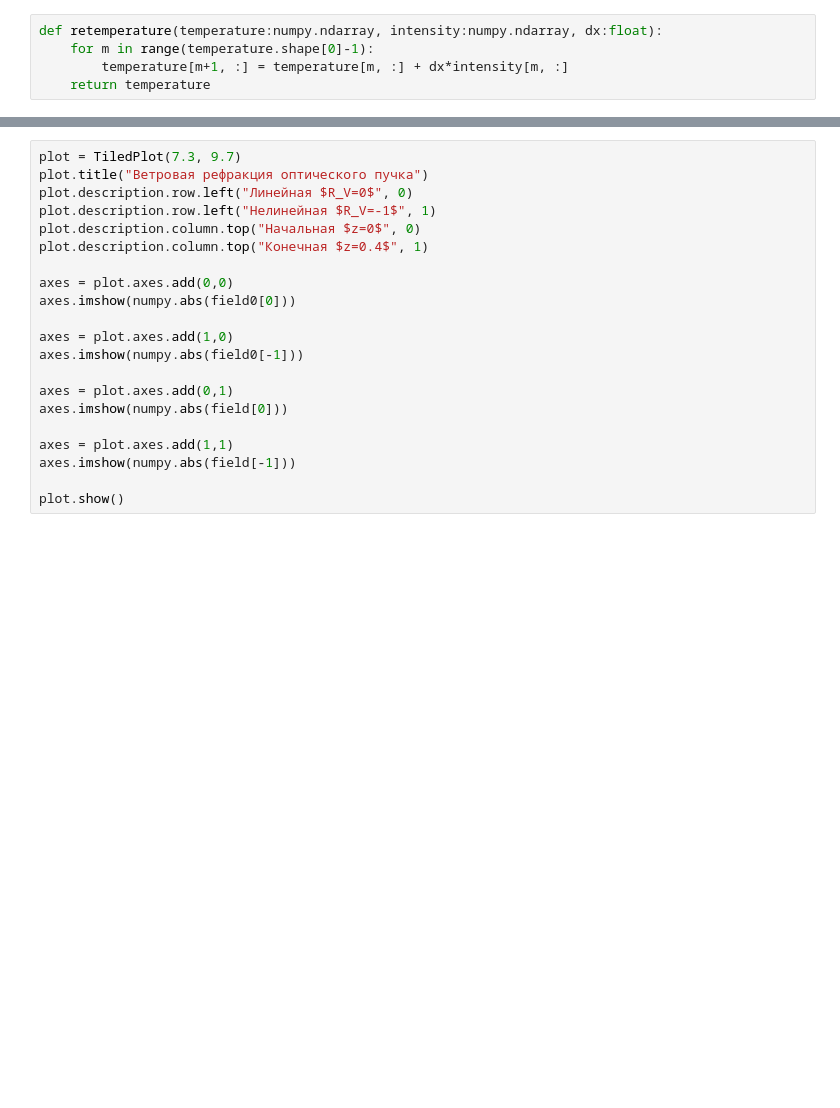
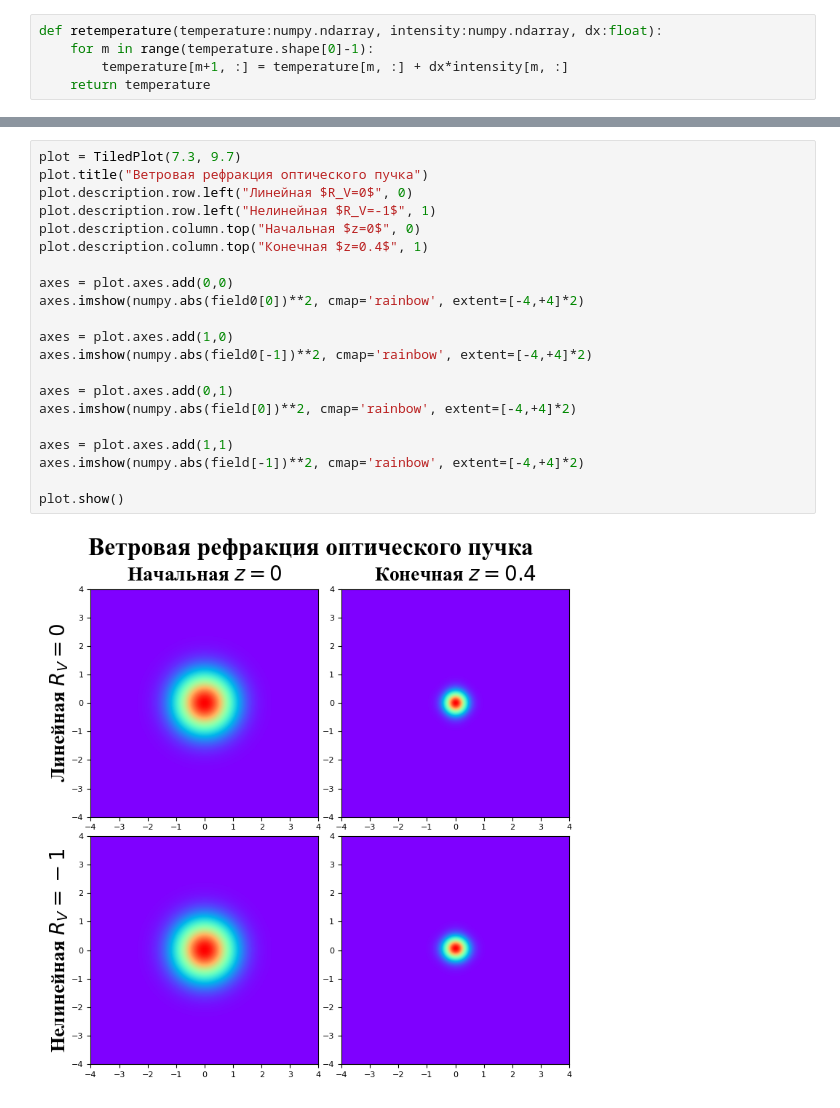
Before and after one commit to Belashov641618/NumericalsMSU, a Jupyter notebook: notebooks/Homework4.ipynb, the cells around one changed output, grey strips where cells are left out. Saved outputs shown, nothing was run; the diff lists cells and outputs as text; blank space fills up the shorter version.

```diff
--- a/notebooks/Homework4.ipynb
+++ b/notebooks/Homework4.ipynb
@@ -150,21 +121,23 @@ field0, temperature0, _, _, _ = solve(+0.0, -6.0, +6.0, -6.0, +6.0, 0.0, 0.4, 10
 # %%
 plot = TiledPlot(7.3, 9.7)
 plot.title("Ветровая рефракция оптического пучка")
 plot.description.row.left("Линейная $R_V=0$", 0)
 plot.description.row.left("Нелинейная $R_V=-1$", 1)
 plot.description.column.top("Начальная $z=0$", 0)
 plot.description.column.top("Конечная $z=0.4$", 1)
 
 axes = plot.axes.add(0,0)
-axes.imshow(numpy.abs(field0[0]))
+axes.imshow(numpy.abs(field0[0])**2, cmap='rainbow', extent=[-4,+4]*2)
 
 axes = plot.axes.add(1,0)
-axes.imshow(numpy.abs(field0[-1]))
+axes.imshow(numpy.abs(field0[-1])**2, cmap='rainbow', extent=[-4,+4]*2)
 
 axes = plot.axes.add(0,1)
-axes.imshow(numpy.abs(field[0]))
+axes.imshow(numpy.abs(field[0])**2, cmap='rainbow', extent=[-4,+4]*2)
 
 axes = plot.axes.add(1,1)
-axes.imshow(numpy.abs(field[-1]))
+axes.imshow(numpy.abs(field[-1])**2, cmap='rainbow', extent=[-4,+4]*2)
 
 plot.show()
+# %% [output]
+[figure, added]
```
Also changed, not shown: parts of 8 cells of this notebook.
